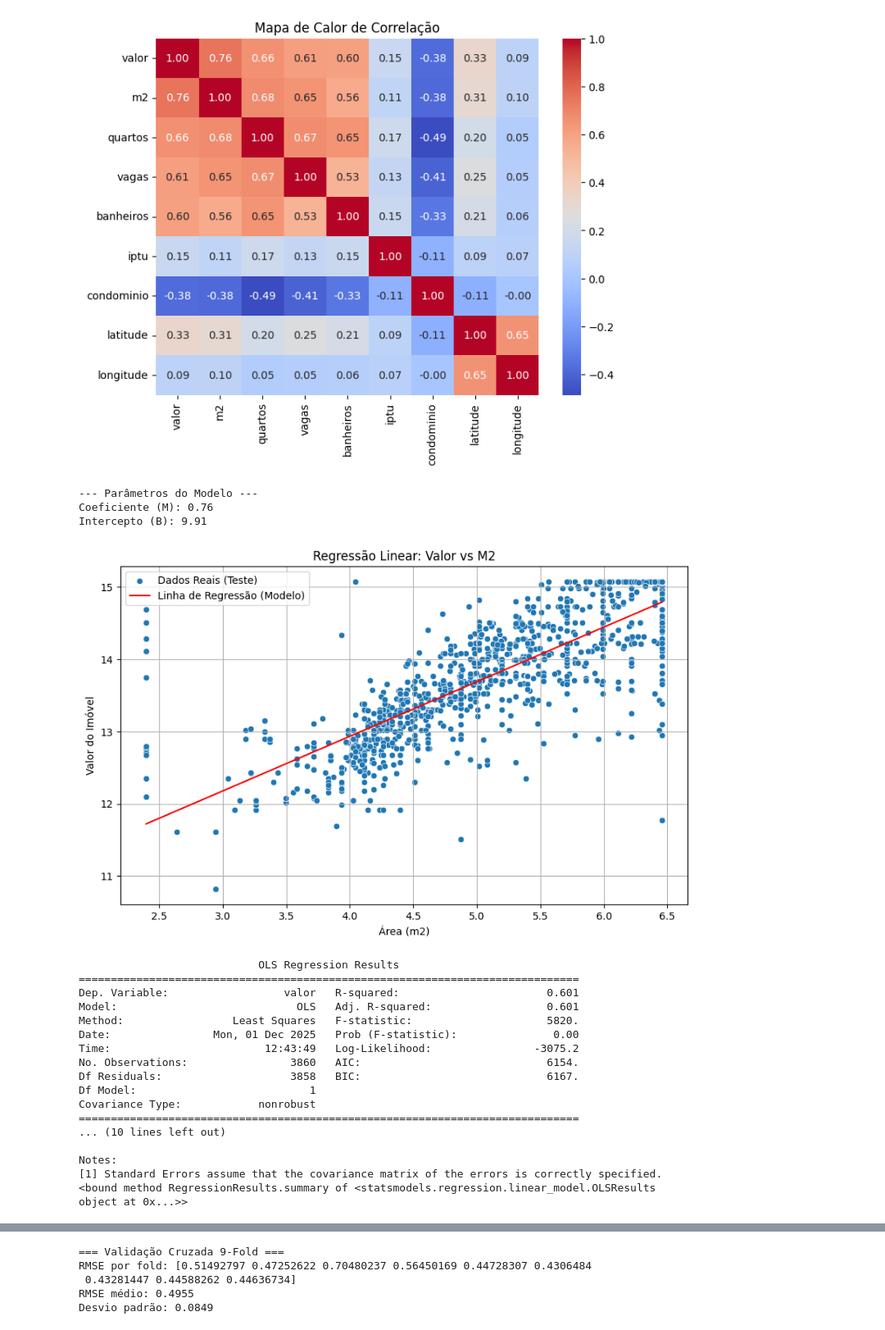
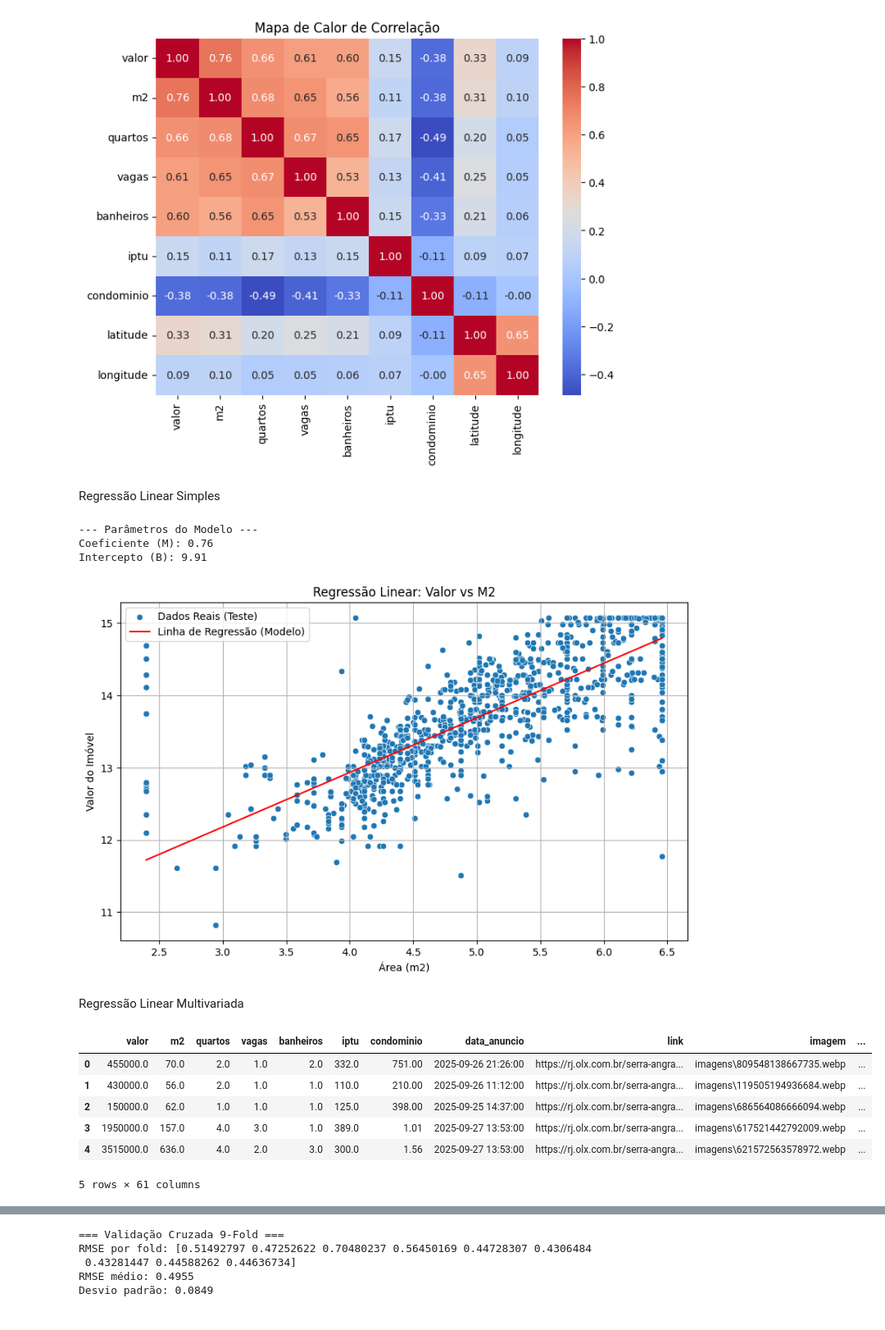
Before and after one commit to ryanrtavares/analise_imobiliaria_petropolitana, a Jupyter notebook: analise_imobiliaria_machine_learning.ipynb, the cells around one changed output, grey strips where cells are left out. Shown: that part at 82% size. Saved outputs shown, nothing was run; the diff lists cells and outputs as text; code cells hidden in the pictures.

Commit message:
Realizadas adições para melhora de performance e auditoria de qualidade do modelo

```diff
--- a/analise_imobiliaria_machine_learning.ipynb
+++ b/analise_imobiliaria_machine_learning.ipynb
@@ -263,6 +263,8 @@ plt.title('Mapa de Calor de Correlação')
 plt.show()  ## revisitando a correlação após a limpeza dos outliers
 # %% [output]
 [figure]
+# %% [markdown]
+Regressão Linear Simples
 # %%
 X = np.log1p(base[['m2']])
 y = np.log1p(base['valor'])    ## vira semi-log, pois alguns não serão transformados
@@ -294,36 +296,25 @@ plt.ylabel('Valor do Imóvel')
 plt.legend()
 plt.grid(True)
 plt.show()
-
-x_train_sm = sm.add_constant(X_train)
-
-model_sm = sm.OLS(y_train, x_train_sm).fit()
-
-print(model_sm.summary())
-
-print(model_sm.summary)
 # %% [output]
 --- Parâmetros do Modelo ---
 Coeficiente (M): 0.76
 Intercepto (B): 9.91
 [figure]
-                            OLS Regression Results
-==============================================================================
-Dep. Variable:                  valor   R-squared:                       0.601
-Model:                            OLS   Adj. R-squared:                  0.601
-Method:                 Least Squares   F-statistic:                     5820.
-Date:                Mon, 01 Dec 2025   Prob (F-statistic):               0.00
-Time:                        12:43:49   Log-Likelihood:                -3075.2
-No. Observations:                3860   AIC:                             6154.
-Df Residuals:                    3858   BIC:                             6167.
-Df Model:                           1
-Covariance Type:            nonrobust
-==============================================================================
-... (10 lines left out)
-
-Notes:
-[1] Standard Errors assume that the covariance matrix of the errors is correctly specified.
-<bound method RegressionResults.summary of <statsmodels.regression.linear_model.OLSResults object at 0x...>>
+# %% [markdown]
+Regressão Linear Multivariada
+# %%
+base_encoded = pd.get_dummies(base, columns=['bairro'], prefix='bairro', drop_first=True, dtype=int)
+# %%
+base_encoded.head()
+# %% [output]
+|  | valor | m2 | quartos | vagas | banheiros | iptu | condominio | data_anuncio | link | imagem | ... |
+| 0 | 455000.0 | 70.0 | 2.0 | 1.0 | 2.0 | 332.0 | 751.00 | 2025-09-26 21:26:00 | https://rj.olx.com.br/serra-angra... | imagens\809548138667735.webp | ... |
+| 1 | 430000.0 | 56.0 | 2.0 | 1.0 | 1.0 | 110.0 | 210.00 | 2025-09-26 11:12:00 | https://rj.olx.com.br/serra-angra... | imagens\119505194936684.webp | ... |
+| 2 | 150000.0 | 62.0 | 1.0 | 1.0 | 1.0 | 125.0 | 398.00 | 2025-09-25 14:37:00 | https://rj.olx.com.br/serra-angra... | imagens\686564086666094.webp | ... |
+| 3 | 1950000.0 | 157.0 | 4.0 | 3.0 | 1.0 | 389.0 | 1.01 | 2025-09-27 13:53:00 | https://rj.olx.com.br/serra-angra... | imagens\617521442792009.webp | ... |
+| 4 | 3515000.0 | 636.0 | 4.0 | 2.0 | 3.0 | 300.0 | 1.56 | 2025-09-27 13:53:00 | https://rj.olx.com.br/serra-angra... | imagens\621572563578972.webp | ... |
+5 rows × 61 columns
 # %%
 colunas_para_log = [
     'valor',
```
Also changed, not shown: parts of 13 cells of this notebook.
